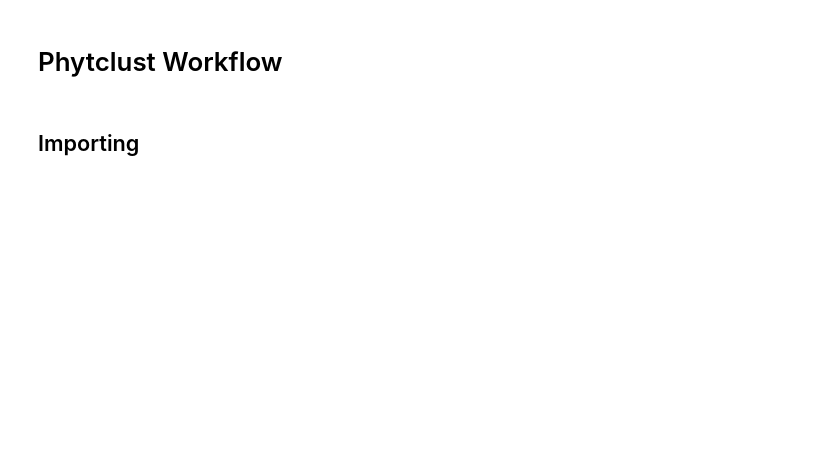
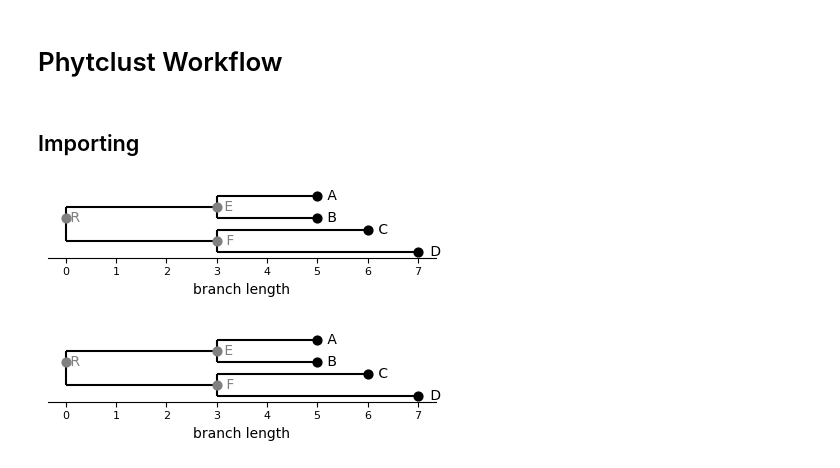
Before and after one commit to HughMurrell/phytclust, a Jupyter notebook: notebooks/example.ipynb, the cells around one changed output. Drawn from its saved outputs; the diff is of its cells as text; code cells hidden in the pictures; blank space fills up the shorter version.

```diff
--- a/notebooks/example.ipynb
+++ b/notebooks/example.ipynb
@@ -16,14 +15,17 @@ os.chdir(results_dir)
 ## Importing
 # %%
 # With newick string
-tree_string = "((((A:0.2,B:0.2):0.5,C:0.3):0.7,((D:0.2,E:0.2):0.6,((((A1:0.2,B1:0.2):0.5,C1:0.3):0.7,((D1:0.2,E1:0.2):0.6,F1:0.3):0.8):1.0,((G1:0.2,H1:0.2):0.9,I1:0.3):0.75)F:0.3):0.8):1.0,((G:0.2,H:0.2):0.9,I:0.3):0.75);"
+tree_string = "((A:2, B:2:)E:3,(C:3, D:4)F:3)R;"
 tree = Phylo.read(io.StringIO(tree_string), "newick")
 
-# With newick file
-tree_path = "/home/ganesank/project/phytclust/example_data/Martelotto_2017_01_final_tree.new"
-tree = Phylo.read(tree_path, "newick", rooted=True)
+# # With newick file
+# tree_path = "/home/ganesank/project/phytclust/example_data/Gao_2016_02_final_tree.new"
+# tree = Phylo.read(tree_path, "newick", rooted=True)
 # %%
-plot_tree(tree, width_scale=2, height_scale=0.2, show_branch_lengths=False)
+plot_tree(tree, width_scale=2, height_scale=0.5, show_branch_lengths=False)
+# %% [output]
+[figure, added]
+[figure, added]
 # %%
 clust_obj = phytclust(tree)
 # %%
```
Also changed, not shown: parts of 7 cells of this notebook, 23 other files.
